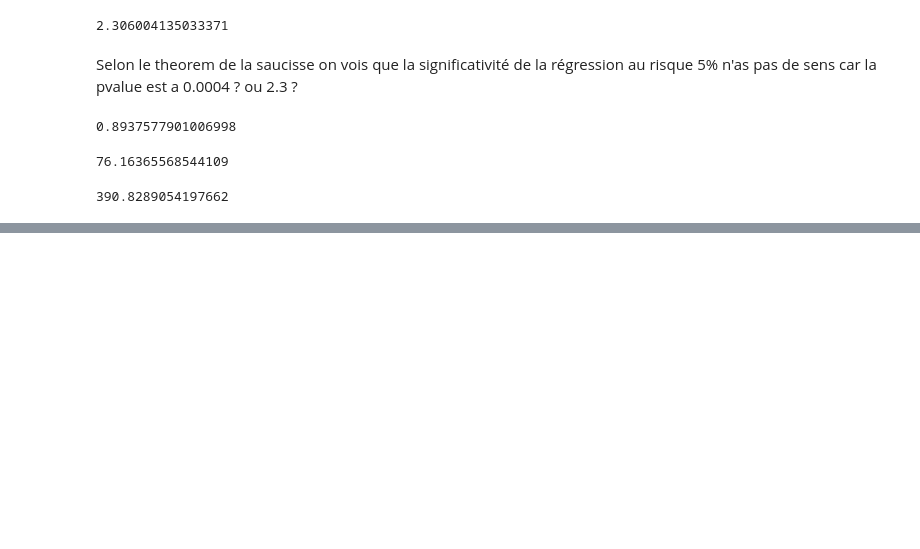
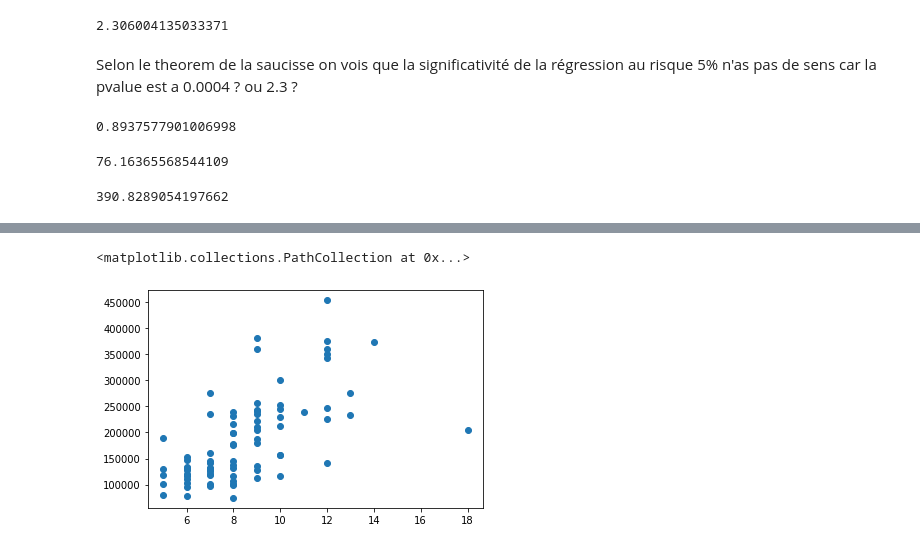
Before and after one commit to charles66820/CREMIfiles, a Jupyter notebook: acid/td/td03.ipynb, the cells around one changed output, grey strips where cells are left out. Saved outputs shown, nothing was run; the diff lists cells and outputs as text; code cells hidden in the pictures; blank space fills up the shorter version.

```diff
--- a/acid/td/td03.ipynb
+++ b/acid/td/td03.ipynb
@@ -96,0 +153,5 @@ beta_0 + beta_1 * 4 # pour 4000 euro
+# %%
+plt.scatter(df["Pièces"], df["Valeur Totale"])
+# %% [output]
+<matplotlib.collections.PathCollection at 0x...>
+[figure, added]
```
Also changed, not shown: parts of 19 cells of this notebook.
